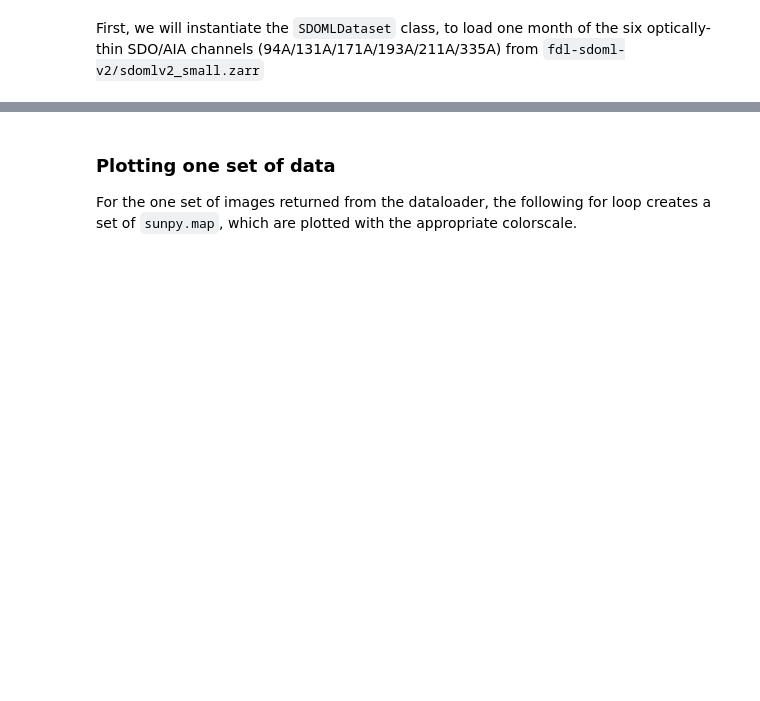
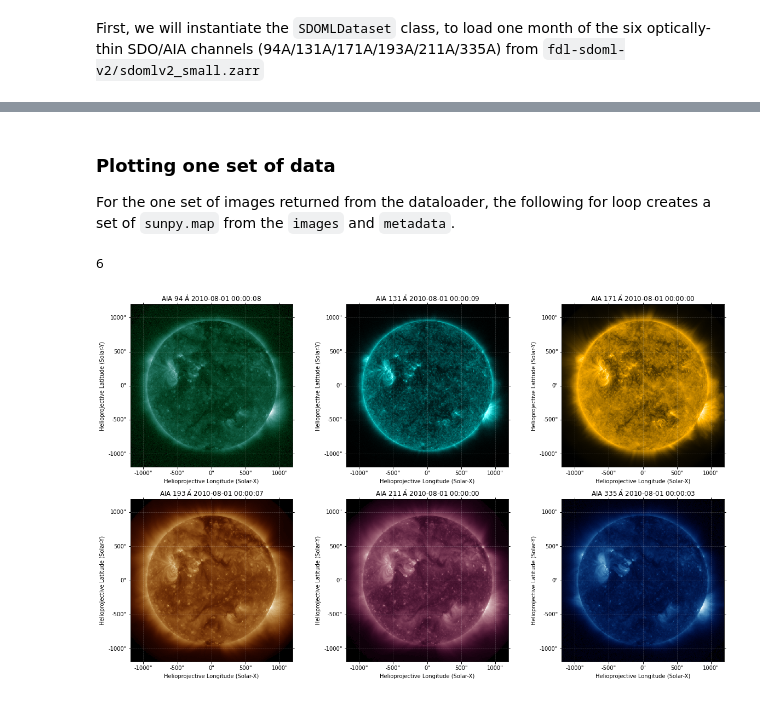
Before and after one commit to PaulJWright/sdoml, a Jupyter notebook: examples/dataset/sdoaia_dataset.ipynb, the cells around one changed output, grey strips where cells are left out. Saved outputs shown, nothing was run; the diff lists cells and outputs as text; code cells hidden in the pictures; blank space fills up the shorter version.

Commit message:
explaining the images/metadata

```diff
--- a/examples/dataset/sdoaia_dataset.ipynb
+++ b/examples/dataset/sdoaia_dataset.ipynb
@@ -28,4 +28,5 @@ As will be clear, Tte first data access is relatively slow (as it is retrieved f
 # obtain the first item of the dataset
 index = 0
 
-images, metad = sdomlds.__getitem__(index)
+# extract image and metadata:
+images, metadata = sdomlds.__getitem__(index)
@@ -36,17 +82,22 @@ print(f"There are {len(metad.keys)} keys")
 # %% [markdown]
 ### Plotting one set of data
 
-For the one set of images returned from the dataloader, the following for loop creates a set of ``sunpy.map``, which are plotted with the appropriate colorscale.
+For the one set of images returned from the dataloader, the following for loop creates a set of ``sunpy.map`` from the ``images`` and ``metadata``.
+# %%
+images[0,:,0,0].shape[0]
+# %% [output]
+6
 # %%
 plt.figure(figsize=(20, 12))
 
-for img_index in range(0,6):
-
+for img_index in range(images[0,:,0,0].shape[0]):
     # Create a sunpy map with the data
     selected_image = images[0,img_index,:,:]
-    selected_headr = {keys: values[img_index] for keys, values in metad.items()}
+    selected_headr = {keys: values[img_index] for keys, values in metadata.items()}
     my_map = sunpy.map.Map((np.array(selected_image), selected_headr))
 
     # set the index and plot the sunpy.map
     ax = plt.subplot(2, 3, img_index+1, projection=my_map)
     my_map.plot()
+# %% [output]
+[figure, added]
```
Also changed, not shown: parts of 5 cells of this notebook.
